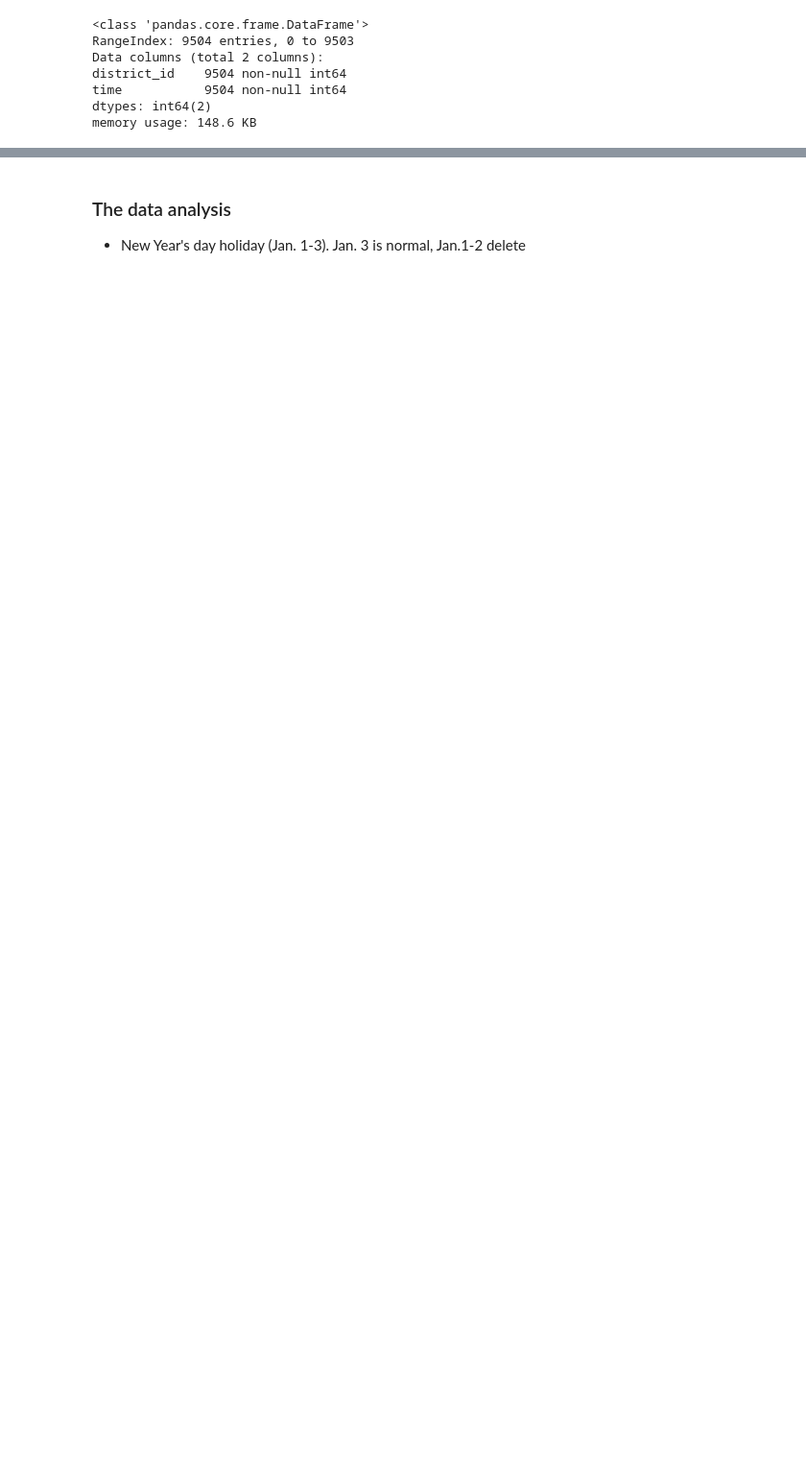
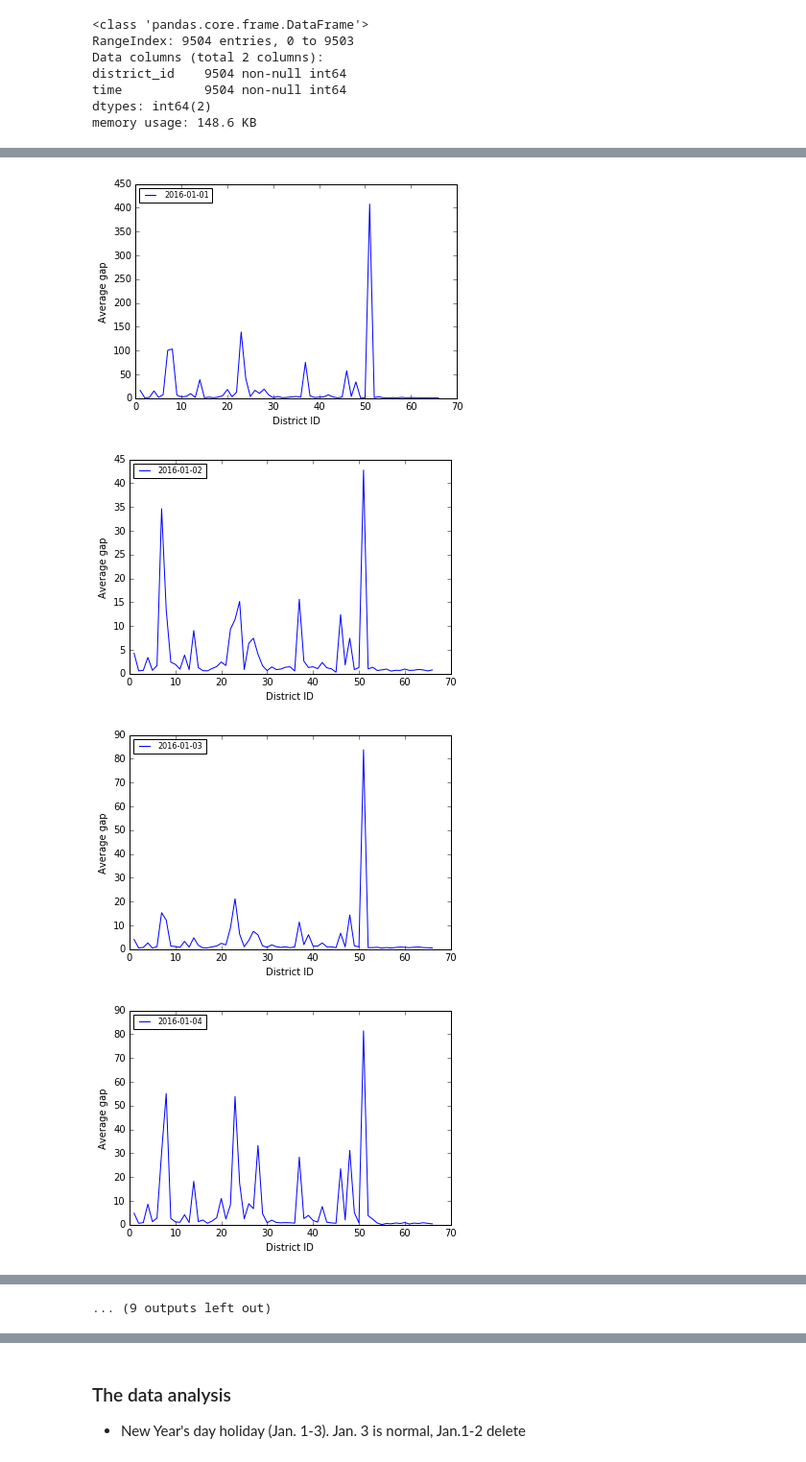
Before and after one commit to gwwang16/Machine-Learning, a Jupyter notebook: Projects/Capstone-AI-for-Robotics/Di-Tech/Data_Analysis.ipynb, the cells around one changed output, grey strips where cells are left out. Shown at 96% size. Cells and saved outputs as stored; diff of their text form; code cells hidden in the pictures; blank space fills up the shorter version.

```diff
--- a/Projects/Capstone-AI-for-Robotics/Di-Tech/Data_Analysis.ipynb
+++ b/Projects/Capstone-AI-for-Robotics/Di-Tech/Data_Analysis.ipynb
@@ -711,0 +690,15 @@ full_data.describe()
+# %%
+# show the average gap of each day
+for date, drp in full_order.groupby('date'):
+
+    plt.figure()
+    plt.plot(drp.groupby('district_id').gap.mean(), label=str(date))
+    #plt.title('Average gap')
+    plt.legend(loc=2,prop={'size':8})
+    plt.xlabel('District ID')
+    plt.ylabel('Average gap')
+# %% [output]
+[figure, added]
+[figure, added]
+[figure, added]
+[figure, added]
@@ -711,0 +713 @@ full_data.describe()
+... (9 outputs left out)
```
Also changed, not shown: parts of 140 cells of this notebook, 3 other files.
